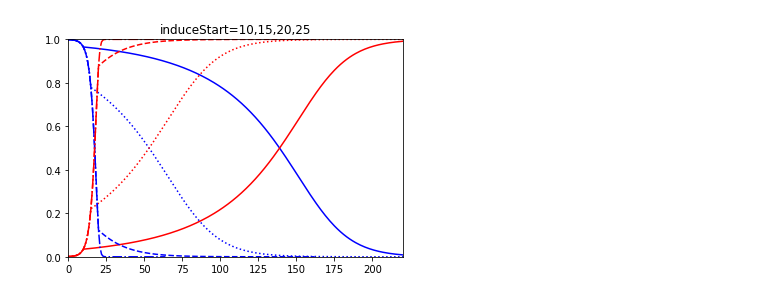
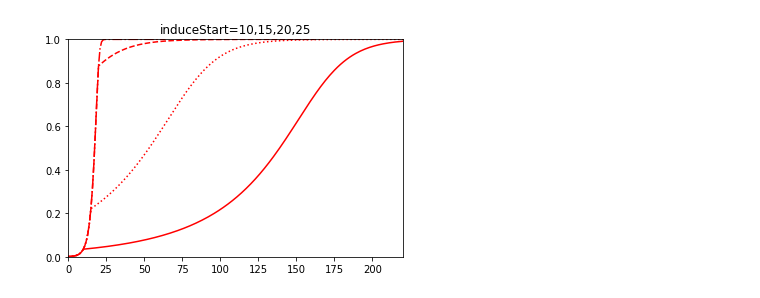
Before and after one commit to mgheffel/CRISPR-Gene-Drive-Population-Model, a Jupyter notebook: AlleleMultiMapiE.ipynb, the cells around one changed output. Cells and saved outputs as stored; diff of their text form; code cells hidden in the pictures.

```diff
--- a/AlleleMultiMapiE.ipynb
+++ b/AlleleMultiMapiE.ipynb
@@ -20,10 +20,11 @@ def plotAllele_2D(graphInfo, title="Allele Generation Plot"):
     plt.show()
 pList=["-","+",",",".","o","*"]
 linestyles=["solid","dotted","dashed","dashdot"]
-def multiPlot(graphInfos, genLength, title="Allele Generation Plot"):
+def multiPlot(graphInfos, genLength, title="Allele Generation Plot", onlyGD=False):
     fig=plt.figure()
     for i in range(len(graphInfos)):
-        plt.plot(graphInfos[i]["xPlots"],graphInfos[i]["wPlots"],'b-',linestyle=graphInfos[i]["linestyle"])
+        if not onlyGD:
+            plt.plot(graphInfos[i]["xPlots"],graphInfos[i]["wPlots"],'b-',linestyle=graphInfos[i]["linestyle"])
         plt.plot(graphInfos[i]["xPlots"],graphInfos[i]["dPlots"],'r-',linestyle=graphInfos[i]["linestyle"])
     plt.axis([0,genLength,0,1])
     plt.title(title)
@@ -138,23 +139,24 @@ def run_simulation_iE(simData,graph=False,debug=False):
 # %%
 #change induceStart
 pList=["-","+",",",".","o","*"]
 linestyles=["solid","dotted","dashed","dashdot"]
 gis=[]
 simData={'qW':.999,'qD':.001,'fW':1,'fD':.8,'e':.8,'h':.5,'eP':.1,'a':.9,'generations':1000,'induceStart':10}
 gis.append(run_simulation_iE(simData))
 gis[0]["linestyle"]="solid"
 simData={'qW':.999,'qD':.001,'fW':1,'fD':.8,'e':.8,'h':.5,'eP':.1,'a':.9,'generations':1000,'induceStart':15}
 gis.append(run_simulation_iE(simData))
 gis[1]["linestyle"]="dotted"
 simData={'qW':.999,'qD':.001,'fW':1,'fD':.8,'e':.8,'h':.5,'eP':.1,'a':.9,'generations':1000,'induceStart':20}
 gis.append(run_simulation_iE(simData))
 gis[2]["linestyle"]="dashed"
 simData={'qW':.999,'qD':.001,'fW':1,'fD':.8,'e':.8,'h':.5,'eP':.1,'a':.9,'generations':1000,'induceStart':25}
 gis.append(run_simulation_iE(simData))
 gis[3]["linestyle"]="dashdot"
-multiPlot(gis,220,"induceStart=10,15,20,25")
+#multiPlot(gis,220,"induceStart=10,15,20,25")
+multiPlot(gis,220,"induceStart=10,15,20,25",True)
 # %% [output]
-[figure, old version]
+[figure, new version]
 # %%
 #change e
 pList=["-","+",",",".","o","*"]
```
Also changed, not shown: parts of 4 cells of this notebook, 2 other files.
